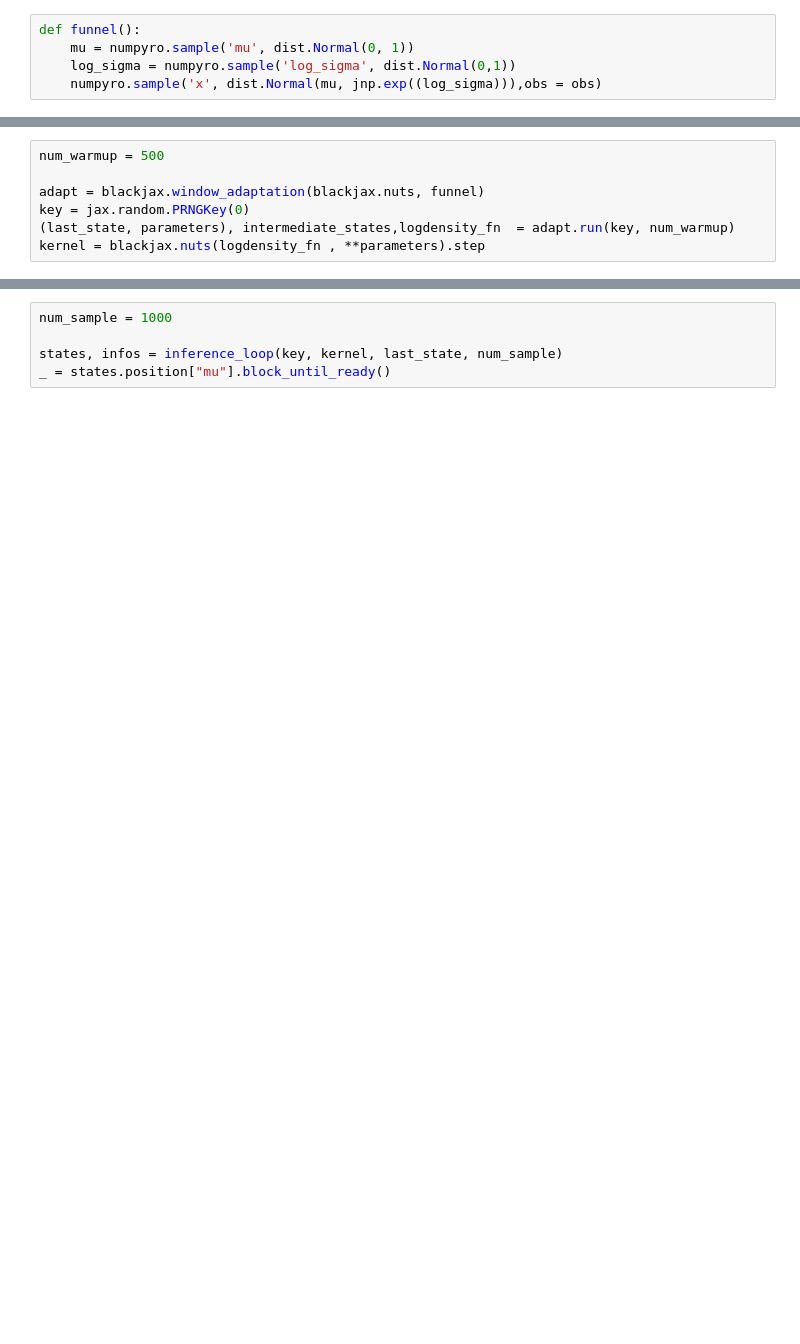
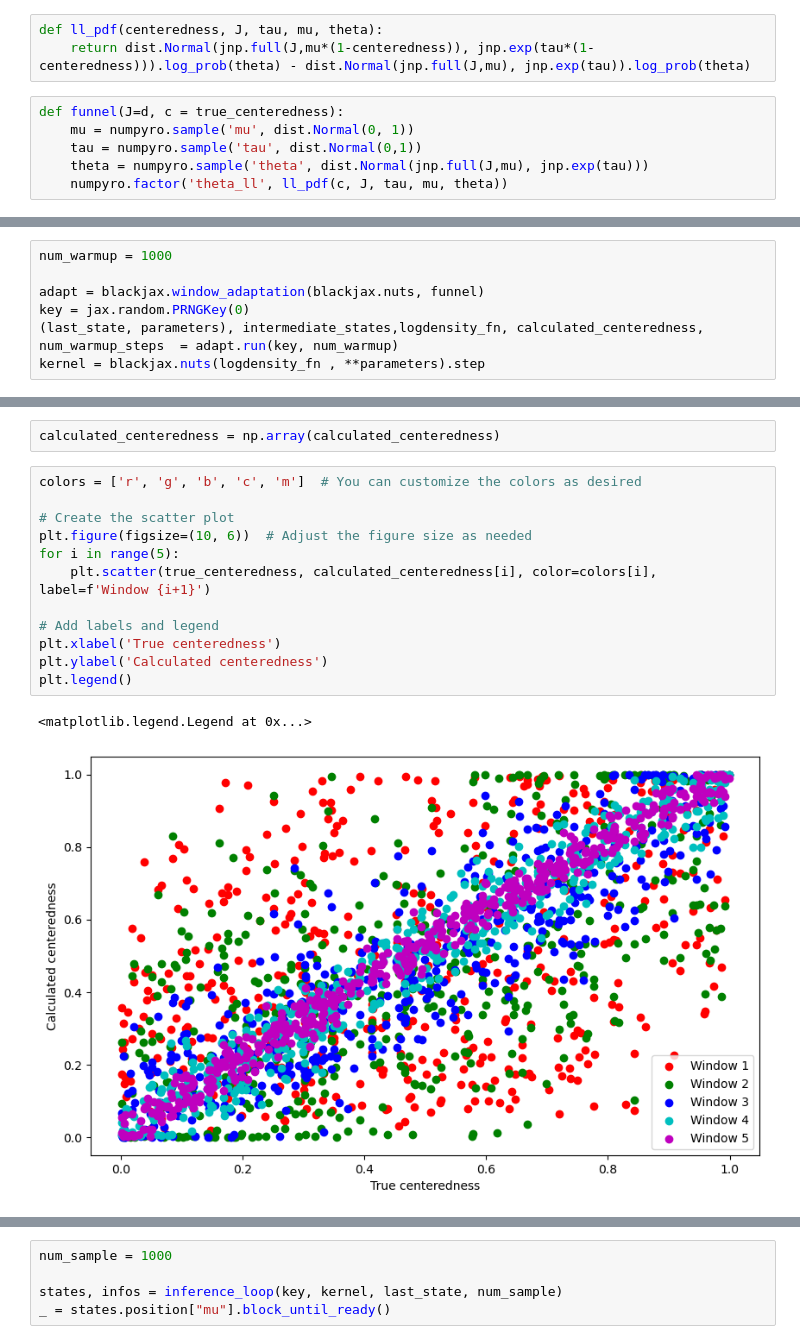
Before and after one commit to Madhav-Kanda/Non-Linear-Reparameterisation, a Jupyter notebook: Funnel.ipynb, the cells around one changed output, grey strips where cells are left out. Drawn from its saved outputs; the diff is of its cells as text; blank space fills up the shorter version.

Commit message:
storing centeredness and gradient evaluations

```diff
--- a/Funnel.ipynb
+++ b/Funnel.ipynb
@@ -18,5 +70,9 @@ print(centeredness)
+# %%
+def ll_pdf(centeredness, J, tau, mu, theta):
+    return dist.Normal(jnp.full(J,mu*(1-centeredness)), jnp.exp(tau*(1-centeredness))).log_prob(theta) - dist.Normal(jnp.full(J,mu), jnp.exp(tau)).log_prob(theta)
 # %%
-def funnel():
+def funnel(J=d, c = true_centeredness):
     mu = numpyro.sample('mu', dist.Normal(0, 1))
-    log_sigma = numpyro.sample('log_sigma', dist.Normal(0,1))
-    numpyro.sample('x', dist.Normal(mu, jnp.exp((log_sigma))),obs = obs)
+    tau = numpyro.sample('tau', dist.Normal(0,1))
+    theta = numpyro.sample('theta', dist.Normal(jnp.full(J,mu), jnp.exp(tau)))
+    numpyro.factor('theta_ll', ll_pdf(c, J, tau, mu, theta))
@@ -28,7 +79,7 @@ def funnel():
 # %%
-num_warmup = 500
+num_warmup = 1000
 
 adapt = blackjax.window_adaptation(blackjax.nuts, funnel)
 key = jax.random.PRNGKey(0)
-(last_state, parameters), intermediate_states,logdensity_fn  = adapt.run(key, num_warmup)
+(last_state, parameters), intermediate_states,logdensity_fn, calculated_centeredness, num_warmup_steps  = adapt.run(key, num_warmup)
 kernel = blackjax.nuts(logdensity_fn , **parameters).step
@@ -61,0 +88,17 @@ def inference_loop(rng_key, kernel, initial_state, num_samples):
+# %%
+calculated_centeredness = np.array(calculated_centeredness)
+# %%
+colors = ['r', 'g', 'b', 'c', 'm']  # You can customize the colors as desired
+
+# Create the scatter plot
+plt.figure(figsize=(10, 6))  # Adjust the figure size as needed
+for i in range(5):
+    plt.scatter(true_centeredness, calculated_centeredness[i], color=colors[i], label=f'Window {i+1}')
+
+# Add labels and legend
+plt.xlabel('True centeredness')
+plt.ylabel('Calculated centeredness')
+plt.legend()
+# %% [output]
+<matplotlib.legend.Legend at 0x...>
+[figure, added]
```
Also changed, not shown: parts of 38 cells of this notebook, 6 other files.
